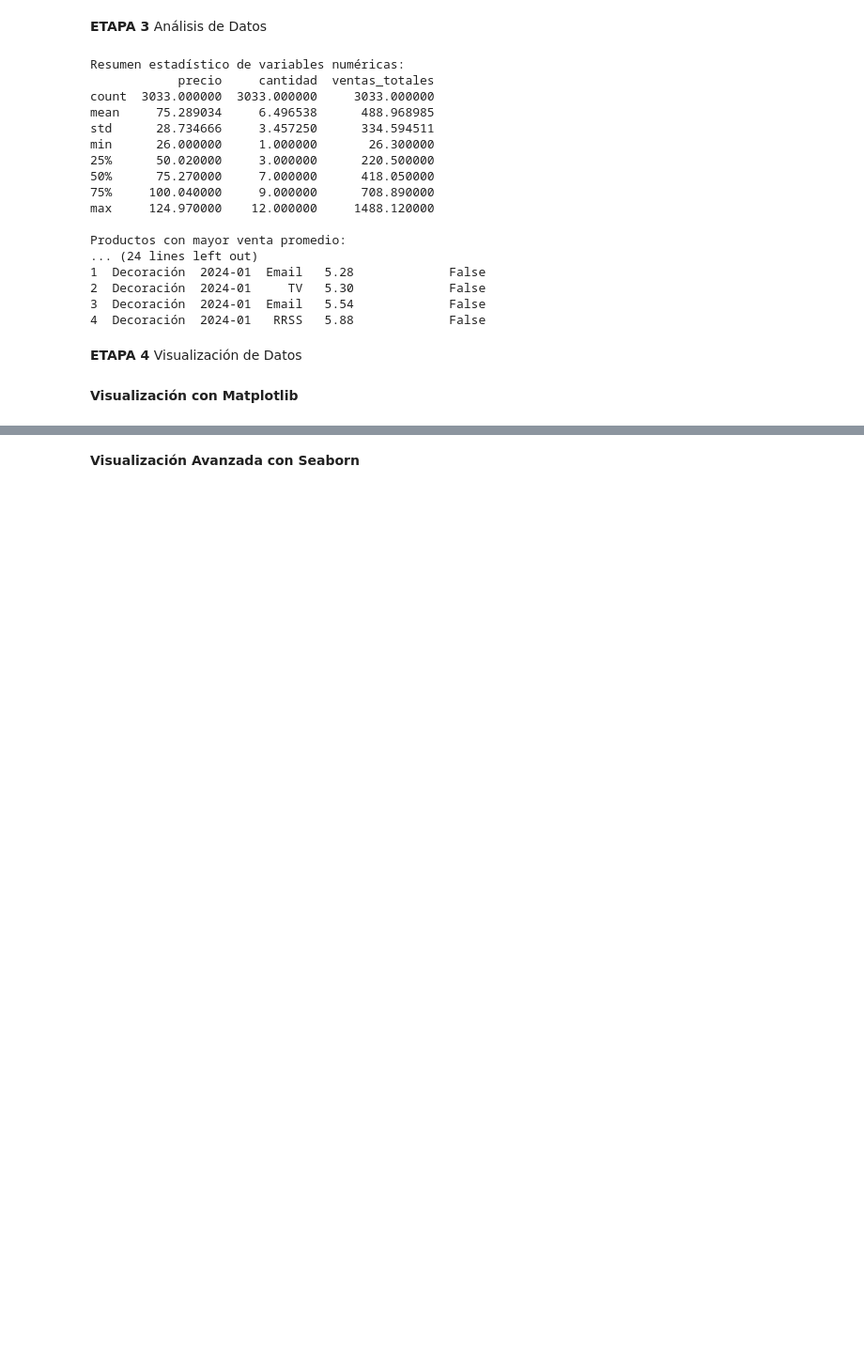
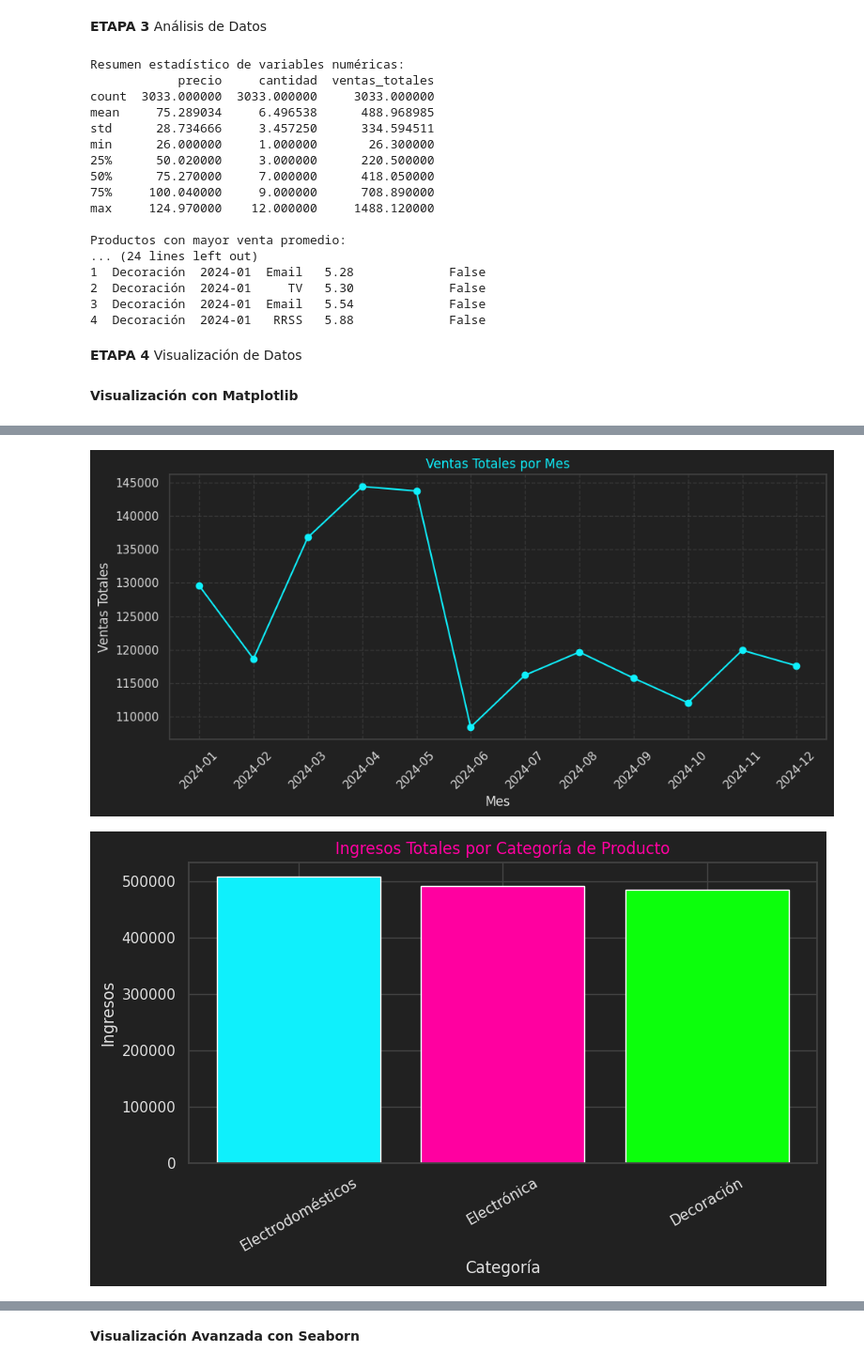
Before and after one commit to agustinAriel/agustinAriel, a Jupyter notebook: ENTREGA_FINAL_FINAL(esta_si)_.ipynb, the cells around one changed output, grey strips where cells are left out. Shown at 94% size. Saved outputs shown, nothing was run; the diff lists cells and outputs as text; code cells hidden in the pictures; blank space fills up the shorter version.

```diff
--- a/ENTREGA_FINAL_FINAL(esta_si)_.ipynb
+++ b/ENTREGA_FINAL_FINAL(esta_si)_.ipynb
@@ -285,0 +249,56 @@ plt.show()
+# %%
+import matplotlib.pyplot as plt
+
+# Definir una secuencia de colores 'cyberpunk' (tomada de la celda de Plotly)
+cyberpunk_colors = [
+    '#0FF0FC', '#FF00A0', '#0CFF0C', '#FFC800', '#B026FF', '#007FFF', '#FF4B3A',
+    '#A0FF00', '#F000FF', '#00FFFF', '#FF8C00', '#FF1493', '#ADFF2F', '#8A2BE2'
+]
+
+# Configurar el estilo general de Matplotlib para un aspecto "cyberpunk"
+plt.style.use('dark_background') # Fondo oscuro
+plt.rcParams['axes.facecolor'] = '#212121' # Fondo del área del gráfico
+plt.rcParams['figure.facecolor'] = '#212121' # Fondo de la figura
+plt.rcParams['text.color'] = '#E0E0E0' # Color del texto general
+plt.rcParams['xtick.color'] = '#E0E0E0' # Color de las etiquetas del eje x
+plt.rcParams['ytick.color'] = '#E0E0E0' # Color de las etiquetas del eje y
+plt.rcParams['grid.color'] = '#424242' # Color de la cuadrícula
+plt.rcParams['axes.edgecolor'] = '#424242' # Color de los bordes de los ejes
+plt.rcParams['axes.labelcolor'] = '#E0E0E0' # Color de las etiquetas de los ejes
+
+# 1. Gráfico de líneas
+plt.figure(figsize=(10, 5))
+plt.plot(ventas_mensuales['mes'].astype(str), ventas_mensuales['total_ventas'], marker='o', color=cyberpunk_colors[0])
+plt.title('Ventas Totales por Mes', color=cyberpunk_colors[0])
+plt.xlabel('Mes')
+plt.ylabel('Ventas Totales')
+plt.grid(True, linestyle='--', alpha=0.7)
+plt.xticks(rotation=45)
+plt.tight_layout()
+plt.show()
+
+# 2. Gráfico de barras
+plt.figure(figsize=(8, 5))
+# Usar una sub-paleta de colores para las barras si hay más categorías que el tamaño de la paleta
+num_categorias_bar = ventas_por_categoria['categoria'].nunique()
+bar_colors = cyberpunk_colors[:num_categorias_bar] if num_categorias_bar <= len(cyberpunk_colors) else cyberpunk_colors
+plt.bar(ventas_por_categoria['categoria'], ventas_por_categoria['ingresos_totales'], color=bar_colors)
+plt.title('Ingresos Totales por Categoría de Producto', color=cyberpunk_colors[1])
+plt.xlabel('Categoría')
+plt.ylabel('Ingresos')
+plt.xticks(rotation=30)
+plt.tight_layout()
+plt.show()
+
+# 3. Gráfico de Dispersión
+plt.figure(figsize=(8, 5))
+plt.scatter(ventas['precio'], ventas['cantidad'], alpha=0.6, color=cyberpunk_colors[2])
+plt.title('Relación entre Precio y Cantidad Vendida', color=cyberpunk_colors[2])
+plt.xlabel('Precio')
+plt.ylabel('Cantidad')
+plt.grid(True, linestyle='--', alpha=0.7)
+plt.tight_layout()
+plt.show()
+# %% [output]
+[figure, added]
+[figure, added]
```
Also changed, not shown: parts of 5 cells of this notebook.
